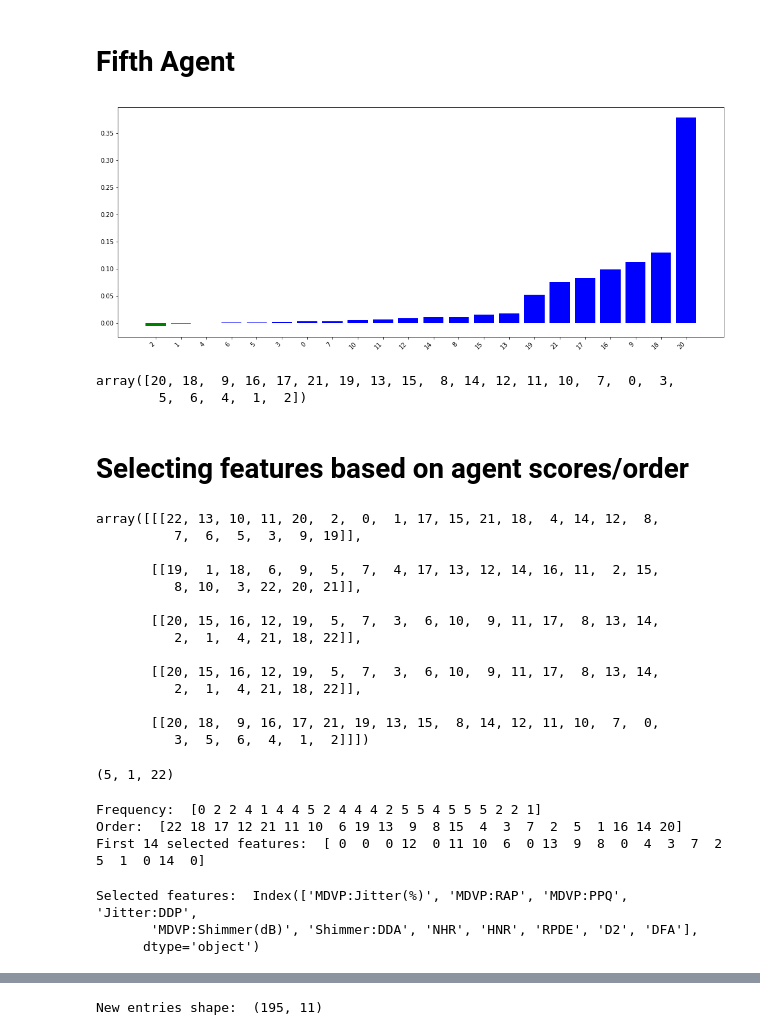
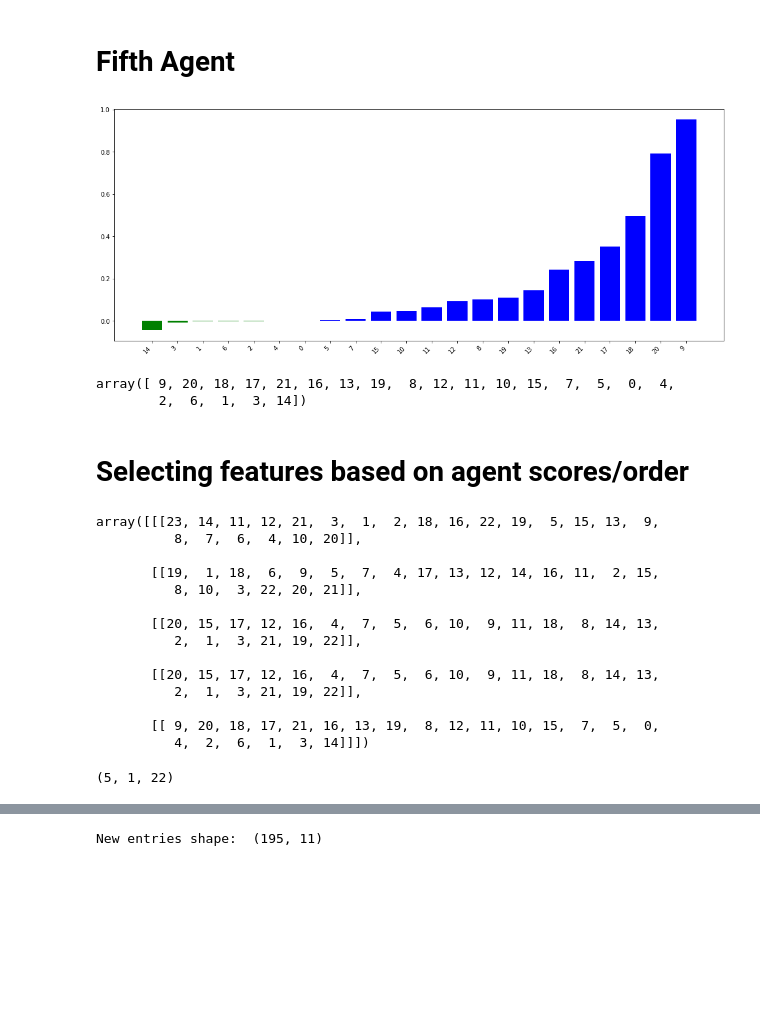
Before and after one commit to cleversonahum/parkinson_diagnosis_ml, a Jupyter notebook: parkinson_diagnosis.ipynb, the cells around one changed output, grey strips where cells are left out. Saved outputs shown, nothing was run; the diff lists cells and outputs as text; code cells hidden in the pictures; blank space fills up the shorter version.

Commit message:
Change agents frequency/rank filter
-Update agents results with new filter

```diff
--- a/parkinson_diagnosis.ipynb
+++ b/parkinson_diagnosis.ipynb
@@ -446,59 +446,34 @@ def feature_plot(classifier, feature_names, top_features=11):
      plt.show()
      return  top_coefficients
 # %%
-trainedsvm = svm.LinearSVC().fit(x_train, y_train)
+trainedsvm = svm.LinearSVC(max_iter=100000).fit(x_train, y_train)
 ffa_order = feature_plot(trainedsvm, np.arange(23))[::-1]
 ffa_order
 # %% [output]
-[figure, old version]
+[figure, new version]
-array([20, 18,  9, 16, 17, 21, 19, 13, 15,  8, 14, 12, 11, 10,  7,  0,  3,
-        5,  6,  4,  1,  2])
+array([ 9, 20, 18, 17, 21, 16, 13, 19,  8, 12, 11, 10, 15,  7,  5,  0,  4,
+        2,  6,  1,  3, 14])
 # %% [markdown]
 # Selecting features based on agent scores/order
 # %%
-orders = np.array([[fa_order[:22]], [sa_order], [ta_order], [fo_order], [ffa_order]])
+orders = np.array([[fa_order[:22]+1], [sa_order], [ta_order], [fo_order], [ffa_order]])
 orders
 # %% [output]
-array([[[22, 13, 10, 11, 20,  2,  0,  1, 17, 15, 21, 18,  4, 14, 12,  8,
-          7,  6,  5,  3,  9, 19]],
+array([[[23, 14, 11, 12, 21,  3,  1,  2, 18, 16, 22, 19,  5, 15, 13,  9,
+          8,  7,  6,  4, 10, 20]],
 
        [[19,  1, 18,  6,  9,  5,  7,  4, 17, 13, 12, 14, 16, 11,  2, 15,
           8, 10,  3, 22, 20, 21]],
 
-       [[20, 15, 16, 12, 19,  5,  7,  3,  6, 10,  9, 11, 17,  8, 13, 14,
-          2,  1,  4, 21, 18, 22]],
+       [[20, 15, 17, 12, 16,  4,  7,  5,  6, 10,  9, 11, 18,  8, 14, 13,
+          2,  1,  3, 21, 19, 22]],
 
-       [[20, 15, 16, 12, 19,  5,  7,  3,  6, 10,  9, 11, 17,  8, 13, 14,
-          2,  1,  4, 21, 18, 22]],
+       [[20, 15, 17, 12, 16,  4,  7,  5,  6, 10,  9, 11, 18,  8, 14, 13,
+          2,  1,  3, 21, 19, 22]],
 
-       [[20, 18,  9, 16, 17, 21, 19, 13, 15,  8, 14, 12, 11, 10,  7,  0,
-          3,  5,  6,  4,  1,  2]]])
+       [[ 9, 20, 18, 17, 21, 16, 13, 19,  8, 12, 11, 10, 15,  7,  5,  0,
+          4,  2,  6,  1,  3, 14]]])
 # %%
 orders.shape
 # %% [output]
 (5, 1, 22)
-# %%
-# First filter, selecting 14 features by frequency
-frequency = np.squeeze(np.sum(orders<15, axis=0))
-print("Frequency: ", frequency)
-order = np.argsort(np.argsort(-frequency))+1
-print("Order: ", order)
-frequency_order = np.where(order>14, 0, order)
-print("First 14 selected features: ", frequency_order) # Only first 14th features were selected in this first step
-# %% [output]
-Frequency:  [0 2 2 4 1 4 4 5 2 4 4 4 2 5 5 4 5 5 5 2 2 1]
-Order:  [22 18 17 12 21 11 10  6 19 13  9  8 15  4  3  7  2  5  1 16 14 20]
-First 14 selected features:  [ 0  0  0 12  0 11 10  6  0 13  9  8  0  4  3  7  2  5  1  0 14  0]
-# %%
-# Second filter to select 11 features from 14
-first_filter_mask = frequency_order!=0
-orders_sum = np.squeeze(np.sum(orders, axis=0))
-rank = np.nan_to_num((orders_sum/frequency) * first_filter_mask)
-rank = np.argsort(np.argsort(np.where(rank==0, 99, rank))) +1
-features_mask = rank<12
-selected_features_labels = mod_df.columns[mod_df.columns != "status"][features_mask]
-print("Selected features: ", selected_features_labels)
-# %% [output]
-Selected features:  Index(['MDVP:Jitter(%)', 'MDVP:RAP', 'MDVP:PPQ', 'Jitter:DDP',
-       'MDVP:Shimmer(dB)', 'Shimmer:DDA', 'NHR', 'HNR', 'RPDE', 'D2', 'DFA'],
-      dtype='object')
```
Also changed, not shown: parts of 23 cells of this notebook.
